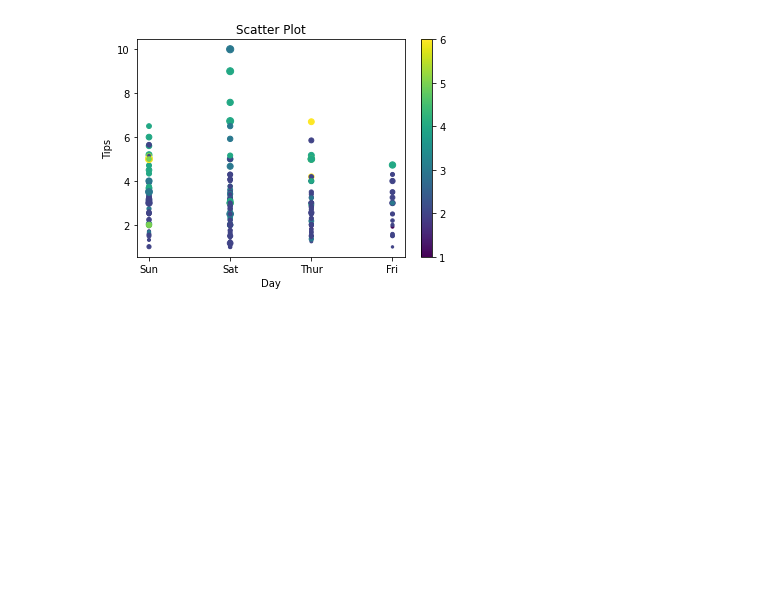
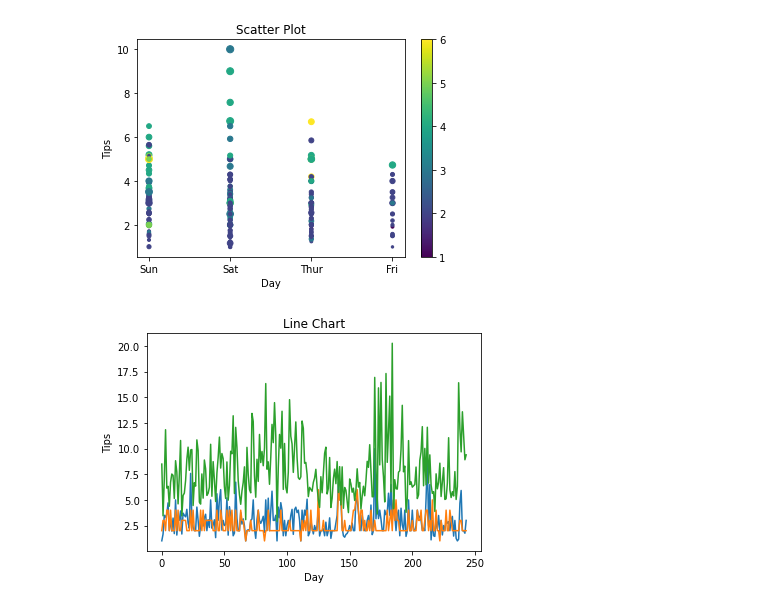
Before and after one commit to PRANAV40/Data_Visulization, a Jupyter notebook: Data_Visualization.ipynb, the cells around one changed output. Cells and saved outputs as stored; diff of their text form; code cells hidden in the pictures; blank space fills up the shorter version.

```diff
--- a/Data_Visualization.ipynb
+++ b/Data_Visualization.ipynb
@@ -34,3 +34,16 @@ plt.colorbar()
 plt.show()
 # %% [output]
 [figure]
+# %%
+plt.plot(data['tip'])
+plt.plot(data['size'])
+plt.plot(data['price_per_person'])
+
+plt.title("Line Chart")
+
+plt.xlabel("Day")
+plt.ylabel("Tips")
+
+plt.show()
+# %% [output]
+[figure, added]
```
